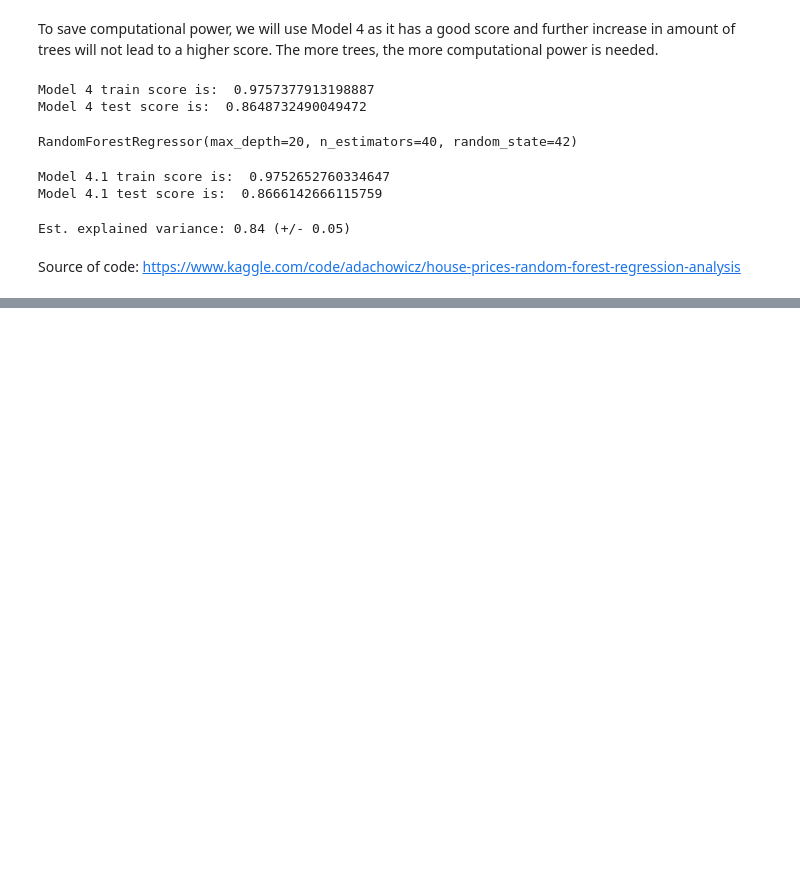
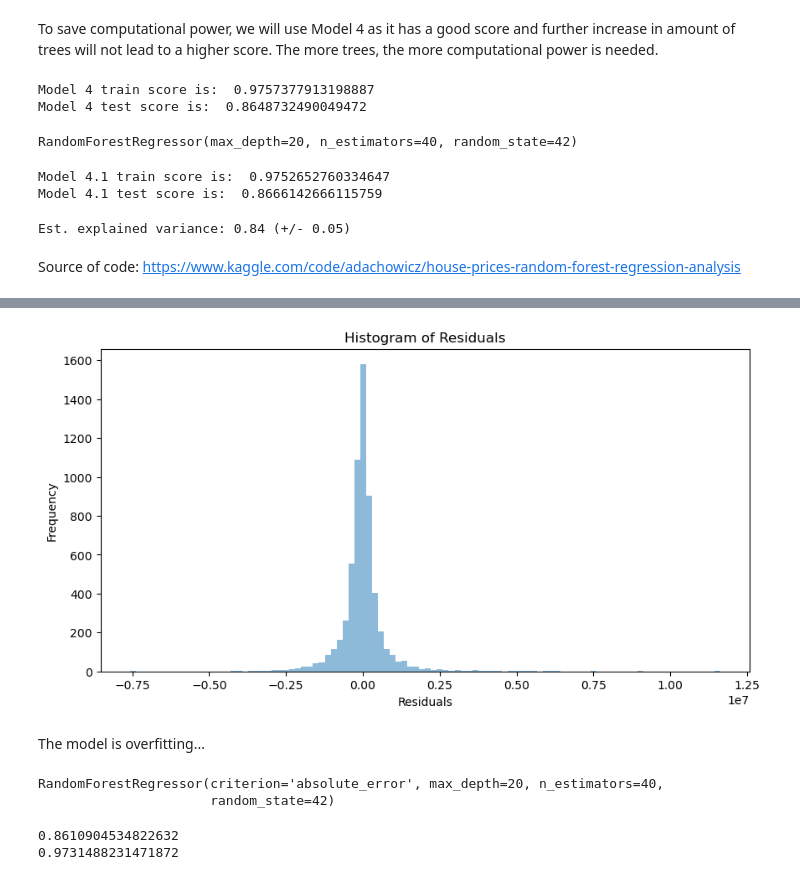
Before and after one commit to sebalexsmith/Bachelor-Thesis-Business-Analytics, a Jupyter notebook: Mats/Ensamble_RFR.ipynb, the cells around one changed output, grey strips where cells are left out. Drawn from its saved outputs; the diff is of its cells as text; code cells hidden in the pictures; blank space fills up the shorter version.

```diff
--- a/Mats/Ensamble_RFR.ipynb
+++ b/Mats/Ensamble_RFR.ipynb
@@ -139,0 +174,24 @@ fimp
+# %%
+# Plot a histogram of residuals
+plt.figure(figsize=(10, 5))
+plt.hist(residuals, bins=100, alpha=0.5)
+plt.title('Histogram of Residuals')
+plt.xlabel('Residuals')
+plt.ylabel('Frequency')
+plt.show()
+# %% [output]
+[figure, added]
+# %% [markdown]
+The model is overfitting...
+# %%
+model_42 = RandomForestRegressor(random_state= 42, n_estimators = 40, max_depth = 20, criterion= "absolute_error")
+model_42.fit(X_train, y_train)
+# %% [output]
+RandomForestRegressor(criterion='absolute_error', max_depth=20, n_estimators=40,
+                      random_state=42)
+# %%
+print(model_42.score(X_test, y_test))
+print(model_42.score(X_train, y_train))
+# %% [output]
+0.8610904534822632
+0.9731488231471872
```
Also changed, not shown: parts of 4 cells of this notebook.
